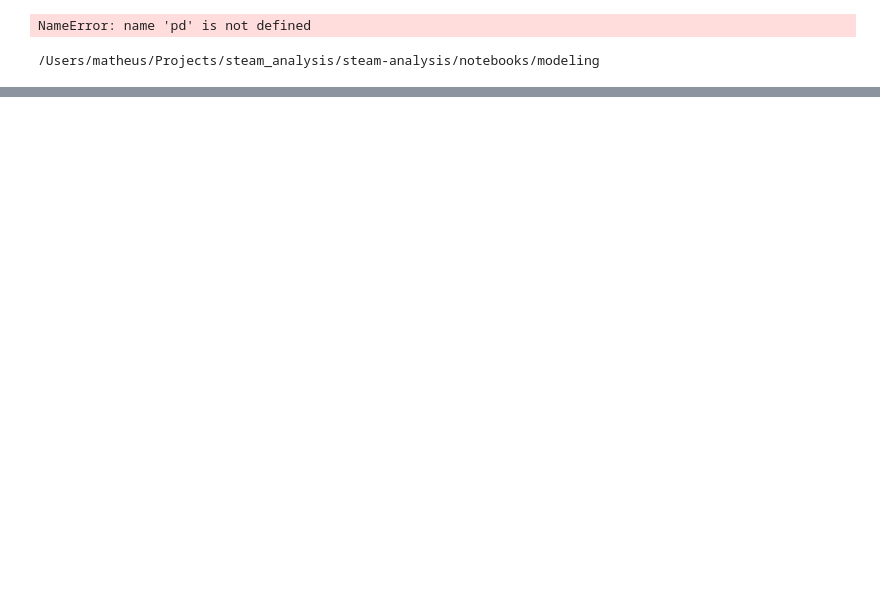
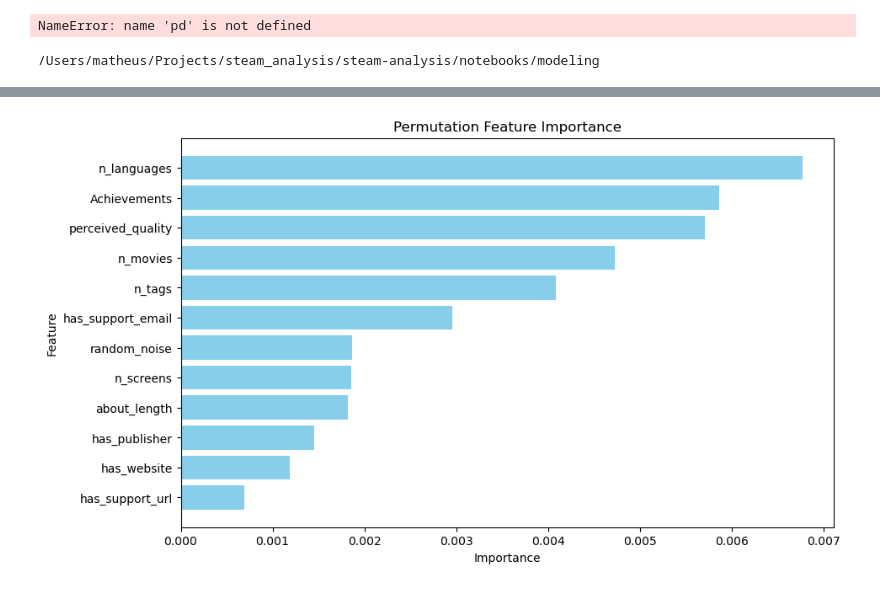
Before and after one commit to MatheusVazManzke/steam-analysis, a Jupyter notebook: notebooks/modeling/2.2-mvm-classification-models.ipynb, the cells around one changed output, grey strips where cells are left out. Saved outputs shown, nothing was run; the diff lists cells and outputs as text; code cells hidden in the pictures; blank space fills up the shorter version.

```diff
--- a/notebooks/modeling/2.2-mvm-classification-models.ipynb
+++ b/notebooks/modeling/2.2-mvm-classification-models.ipynb
@@ -229,0 +214,22 @@ plt.show()
+# %%
+# Compute permutation feature importance
+result = permutation_importance(rf, X_train, y_train, n_repeats=30, random_state=42, n_jobs=-1)
+
+# Get feature importances and their corresponding indices
+feature_importances = result.importances_mean
+features = X.columns
+
+# Create a DataFrame for visualization
+importance_df = pd.DataFrame({'Feature': features, 'Importance': feature_importances})
+importance_df = importance_df.sort_values(by='Importance', ascending=False)
+
+# Plot the feature importances
+plt.figure(figsize=(10, 6))
+plt.barh(importance_df['Feature'], importance_df['Importance'], color='skyblue')
+plt.xlabel('Importance')
+plt.ylabel('Feature')
+plt.title('Permutation Feature Importance')
+plt.gca().invert_yaxis()
+plt.show()
+# %% [output]
+[figure, added]
```
Also changed, not shown: parts of 24 cells of this notebook, 5 other files.
